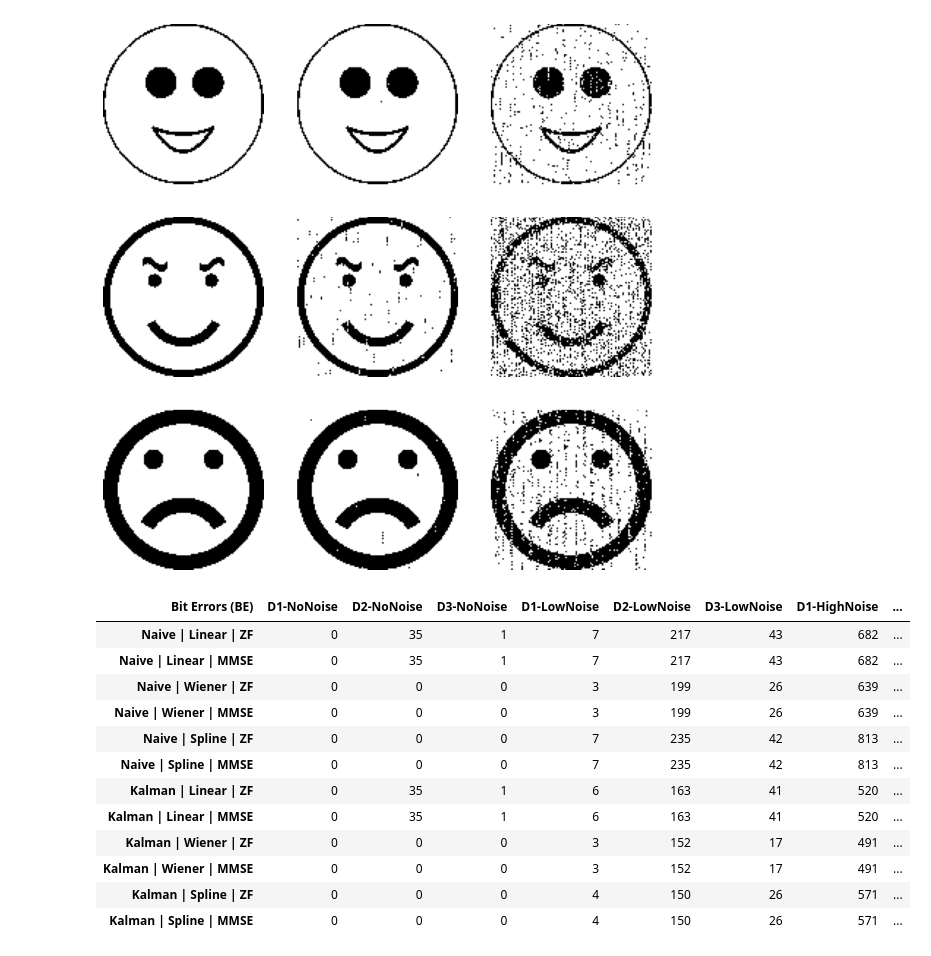
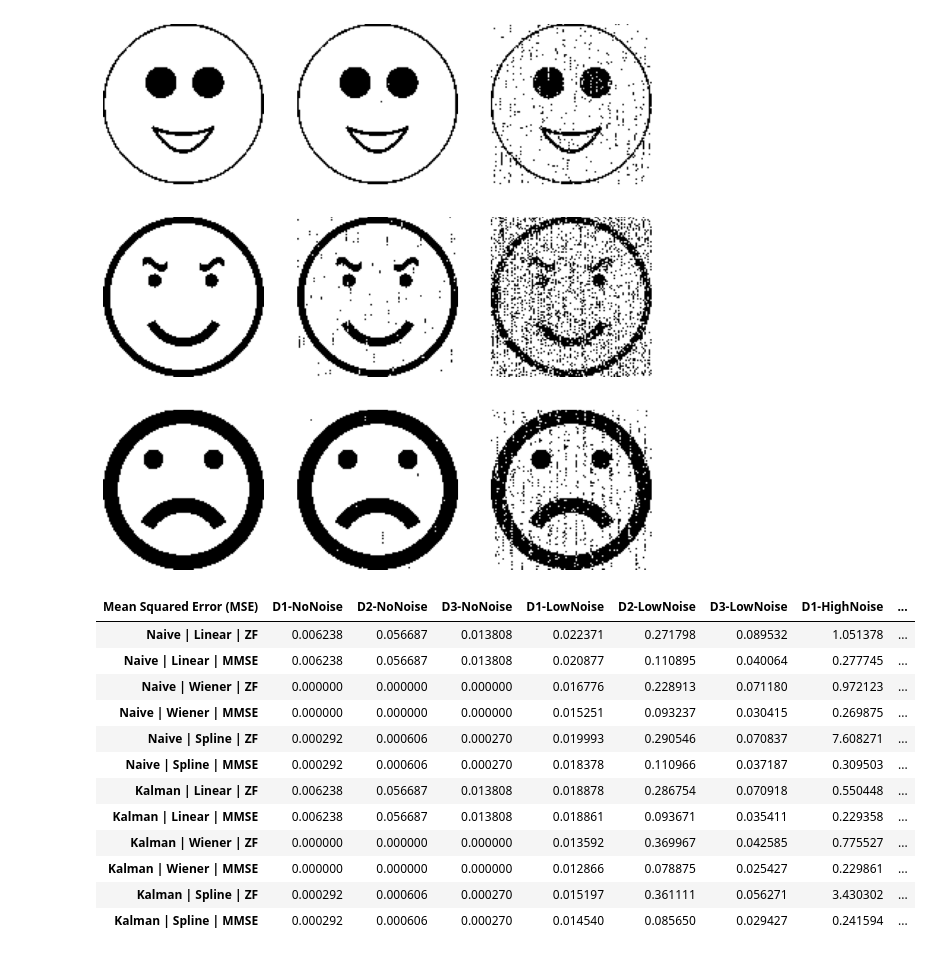
Before and after one commit to mjjengels/OFDM_SDSP, a Jupyter notebook: performance_eval.ipynb, the cells around one changed output. Cells and saved outputs as stored; diff of their text form; code cells hidden in the pictures.

```diff
--- a/performance_eval.ipynb
+++ b/performance_eval.ipynb
@@ -186,44 +186,44 @@ for p_idx, p_method in enumerate(pilot_methods):
 # %%
 columns = []
 for n in noise_levels:
     for d in datasets_inds:
         columns.append(f'D{d + 1}-{n[:-9]}')
 
 mse_df = pd.DataFrame([[x[0] for x in row] for row in results], columns=columns, index=method_names)
 ber_df = pd.DataFrame([[x[1] for x in row] for row in results], columns=columns, index=method_names)
 be_df = pd.DataFrame([[int(x[1]*(image_size[0] * image_size[1])) for x in row] for row in results], columns=columns, index=method_names)
 
 def highlight_min(s):
     is_min = s == s.min()
     return ['background-color: darkgreen' if v else '' for v in is_min]
 
 def highlight_max(s):
     is_max = s == s.max()
     return ['background-color: red' if v else '' for v in is_max]
 
 def do_none(s):
     return ['' for _ in s]
 
 mse_df.columns.name = 'Mean Squared Error (MSE)'
 ber_df.columns.name = 'Bit Error Rate (BER)'
 be_df.columns.name = 'Bit Errors (BE)'
 
-styled_df = be_df.style.apply(highlight_max, axis=0).apply(highlight_min, axis=0)
+styled_df = mse_df.style.apply(highlight_max, axis=0).apply(highlight_min, axis=0)
 
 # styled_df.to_latex('mse_table.tex', position='H', hrules=True, caption='Mean Squared Error (MSE) for Different Method Combinations Across Datasets and Noise Levels', label='tab:mse_table')
 
 styled_df
 # %% [output]
-| Bit Errors (BE) | D1-NoNoise | D2-NoNoise | D3-NoNoise | D1-LowNoise | D2-LowNoise | D3-LowNoise | D1-HighNoise | ... |
-| Naive | Linear | ZF | 0 | 35 | 1 | 7 | 217 | 43 | 682 | ... |
-| Naive | Linear | MMSE | 0 | 35 | 1 | 7 | 217 | 43 | 682 | ... |
-| Naive | Wiener | ZF | 0 | 0 | 0 | 3 | 199 | 26 | 639 | ... |
-| Naive | Wiener | MMSE | 0 | 0 | 0 | 3 | 199 | 26 | 639 | ... |
-| Naive | Spline | ZF | 0 | 0 | 0 | 7 | 235 | 42 | 813 | ... |
-| Naive | Spline | MMSE | 0 | 0 | 0 | 7 | 235 | 42 | 813 | ... |
-| Kalman | Linear | ZF | 0 | 35 | 1 | 6 | 163 | 41 | 520 | ... |
-| Kalman | Linear | MMSE | 0 | 35 | 1 | 6 | 163 | 41 | 520 | ... |
-| Kalman | Wiener | ZF | 0 | 0 | 0 | 3 | 152 | 17 | 491 | ... |
-| Kalman | Wiener | MMSE | 0 | 0 | 0 | 3 | 152 | 17 | 491 | ... |
-| Kalman | Spline | ZF | 0 | 0 | 0 | 4 | 150 | 26 | 571 | ... |
-| Kalman | Spline | MMSE | 0 | 0 | 0 | 4 | 150 | 26 | 571 | ... |
+| Mean Squared Error (MSE) | D1-NoNoise | D2-NoNoise | D3-NoNoise | D1-LowNoise | D2-LowNoise | D3-LowNoise | D1-HighNoise | ... |
+| Naive | Linear | ZF | 0.006238 | 0.056687 | 0.013808 | 0.022371 | 0.271798 | 0.089532 | 1.051378 | ... |
+| Naive | Linear | MMSE | 0.006238 | 0.056687 | 0.013808 | 0.020877 | 0.110895 | 0.040064 | 0.277745 | ... |
+| Naive | Wiener | ZF | 0.000000 | 0.000000 | 0.000000 | 0.016776 | 0.228913 | 0.071180 | 0.972123 | ... |
+| Naive | Wiener | MMSE | 0.000000 | 0.000000 | 0.000000 | 0.015251 | 0.093237 | 0.030415 | 0.269875 | ... |
+| Naive | Spline | ZF | 0.000292 | 0.000606 | 0.000270 | 0.019993 | 0.290546 | 0.070837 | 7.608271 | ... |
+| Naive | Spline | MMSE | 0.000292 | 0.000606 | 0.000270 | 0.018378 | 0.110966 | 0.037187 | 0.309503 | ... |
+| Kalman | Linear | ZF | 0.006238 | 0.056687 | 0.013808 | 0.018878 | 0.286754 | 0.070918 | 0.550448 | ... |
+| Kalman | Linear | MMSE | 0.006238 | 0.056687 | 0.013808 | 0.018861 | 0.093671 | 0.035411 | 0.229358 | ... |
+| Kalman | Wiener | ZF | 0.000000 | 0.000000 | 0.000000 | 0.013592 | 0.369967 | 0.042585 | 0.775527 | ... |
+| Kalman | Wiener | MMSE | 0.000000 | 0.000000 | 0.000000 | 0.012866 | 0.078875 | 0.025427 | 0.229861 | ... |
+| Kalman | Spline | ZF | 0.000292 | 0.000606 | 0.000270 | 0.015197 | 0.361111 | 0.056271 | 3.430302 | ... |
+| Kalman | Spline | MMSE | 0.000292 | 0.000606 | 0.000270 | 0.014540 | 0.085650 | 0.029427 | 0.241594 | ... |
```
Also changed, not shown: 6 other files.
